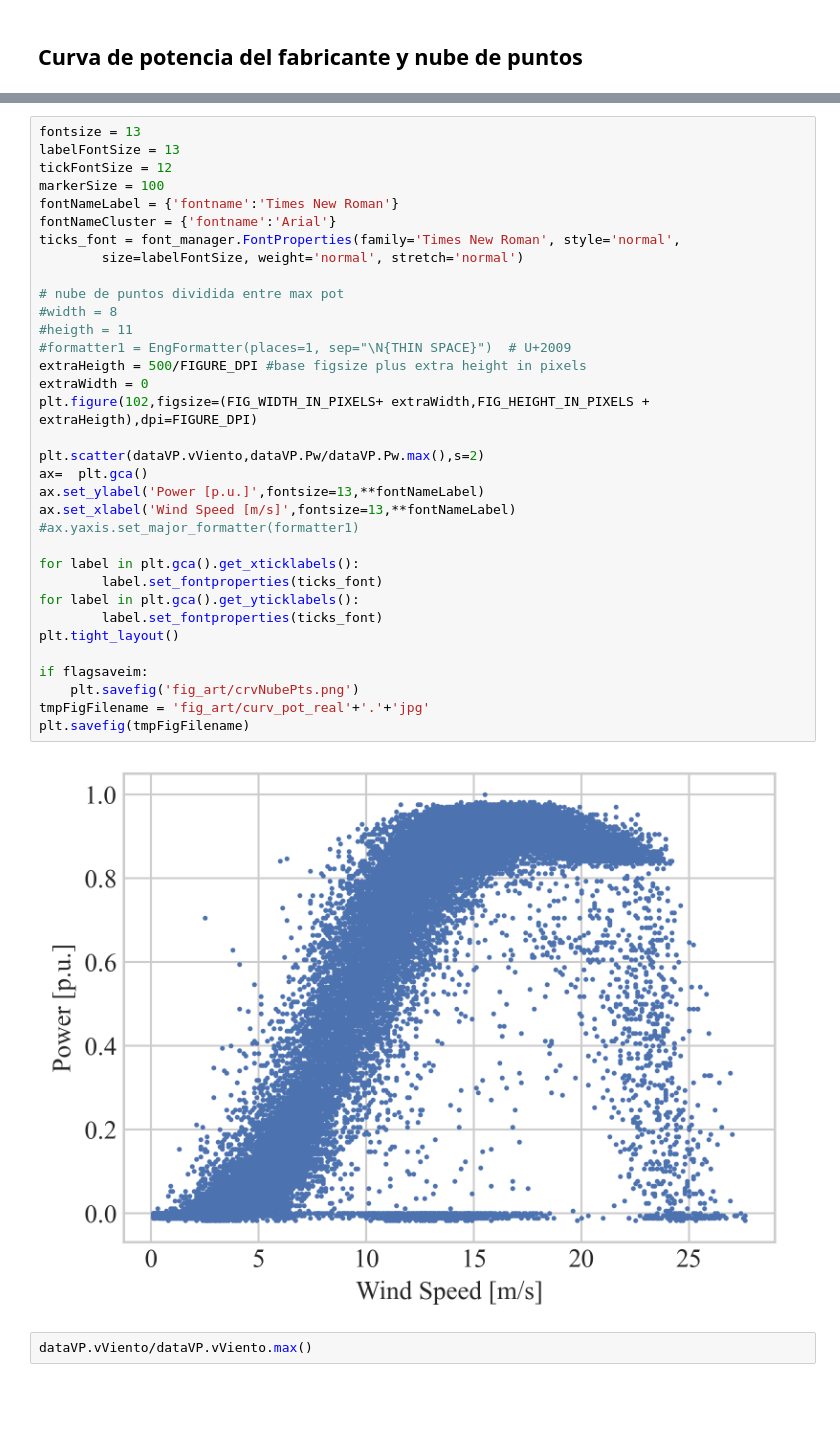
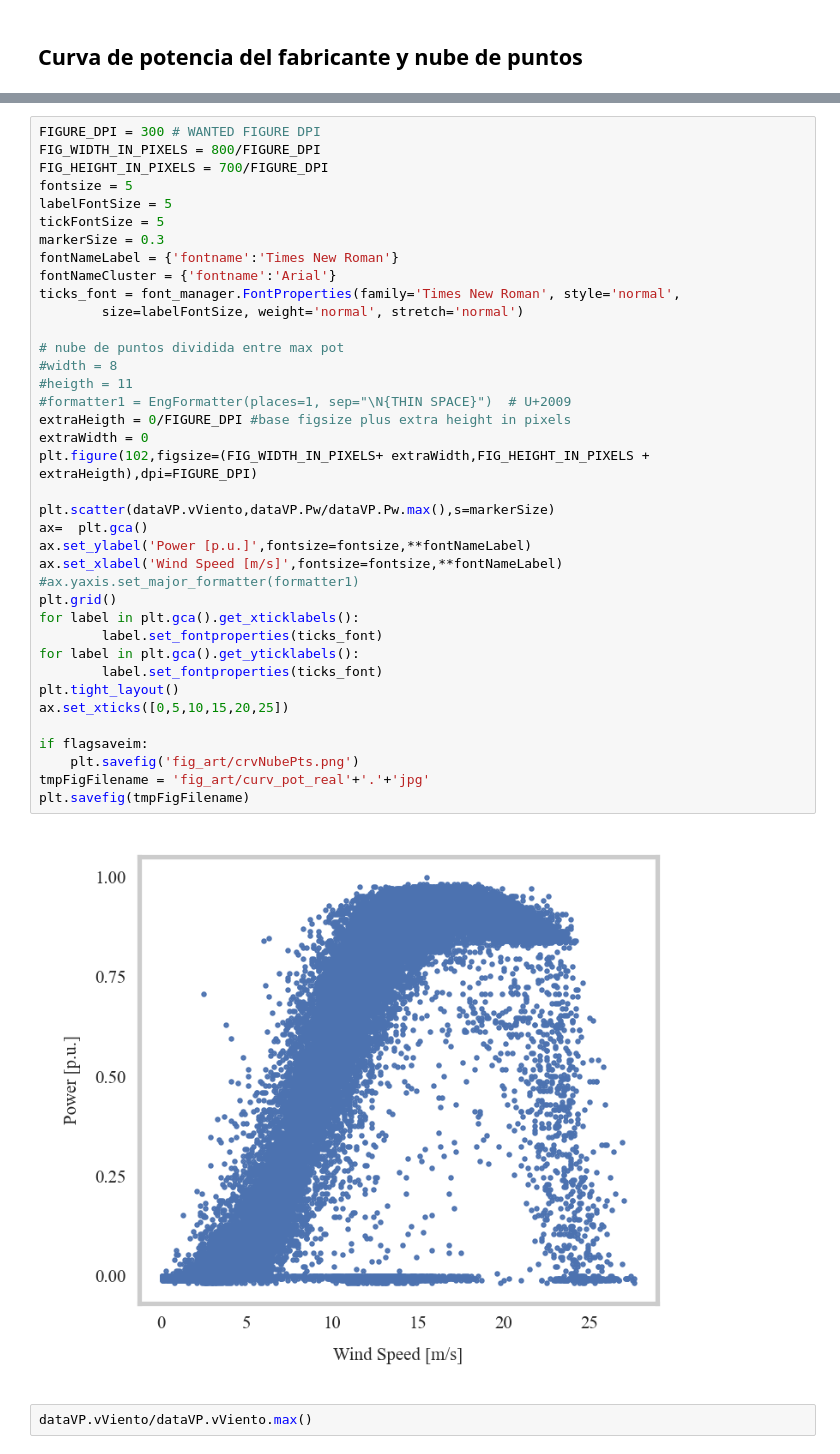
Before and after one commit to fernestomp/aero, a Jupyter notebook: curva_potencia_regres-reporte_V3.ipynb, the cells around one changed output, grey strips where cells are left out. Saved outputs shown, nothing was run; the diff lists cells and outputs as text; blank space fills up the shorter version.

```diff
--- a/curva_potencia_regres-reporte_V3.ipynb
+++ b/curva_potencia_regres-reporte_V3.ipynb
@@ -198,39 +198,43 @@ if flagsaveim:
 # %%
-fontsize = 13
-labelFontSize = 13
-tickFontSize = 12
-markerSize = 100
+FIGURE_DPI = 300 # WANTED FIGURE DPI
+FIG_WIDTH_IN_PIXELS = 800/FIGURE_DPI
+FIG_HEIGHT_IN_PIXELS = 700/FIGURE_DPI
+fontsize = 5
+labelFontSize = 5
+tickFontSize = 5
+markerSize = 0.3
 fontNameLabel = {'fontname':'Times New Roman'}
 fontNameCluster = {'fontname':'Arial'}
 ticks_font = font_manager.FontProperties(family='Times New Roman', style='normal',
         size=labelFontSize, weight='normal', stretch='normal')
 
 # nube de puntos dividida entre max pot
 #width = 8
 #heigth = 11
 #formatter1 = EngFormatter(places=1, sep="\N{THIN SPACE}")  # U+2009
-extraHeigth = 500/FIGURE_DPI #base figsize plus extra height in pixels
+extraHeigth = 0/FIGURE_DPI #base figsize plus extra height in pixels
 extraWidth = 0
 plt.figure(102,figsize=(FIG_WIDTH_IN_PIXELS+ extraWidth,FIG_HEIGHT_IN_PIXELS + extraHeigth),dpi=FIGURE_DPI)
 
-plt.scatter(dataVP.vViento,dataVP.Pw/dataVP.Pw.max(),s=2)
+plt.scatter(dataVP.vViento,dataVP.Pw/dataVP.Pw.max(),s=markerSize)
 ax=  plt.gca()
-ax.set_ylabel('Power [p.u.]',fontsize=13,**fontNameLabel)
-ax.set_xlabel('Wind Speed [m/s]',fontsize=13,**fontNameLabel)
+ax.set_ylabel('Power [p.u.]',fontsize=fontsize,**fontNameLabel)
+ax.set_xlabel('Wind Speed [m/s]',fontsize=fontsize,**fontNameLabel)
 #ax.yaxis.set_major_formatter(formatter1)
-
+plt.grid()
 for label in plt.gca().get_xticklabels():
         label.set_fontproperties(ticks_font)
 for label in plt.gca().get_yticklabels():
         label.set_fontproperties(ticks_font)
 plt.tight_layout()
+ax.set_xticks([0,5,10,15,20,25])
 
 if flagsaveim:
     plt.savefig('fig_art/crvNubePts.png')
 tmpFigFilename = 'fig_art/curv_pot_real'+'.'+'jpg'
 plt.savefig(tmpFigFilename)
 # %% [output]
-[figure, old version]
+[figure, new version]
 # %%
 dataVP.vViento/dataVP.vViento.max()
 # %% [output]
```
Also changed, not shown: parts of 43 cells of this notebook, 27 other files.
